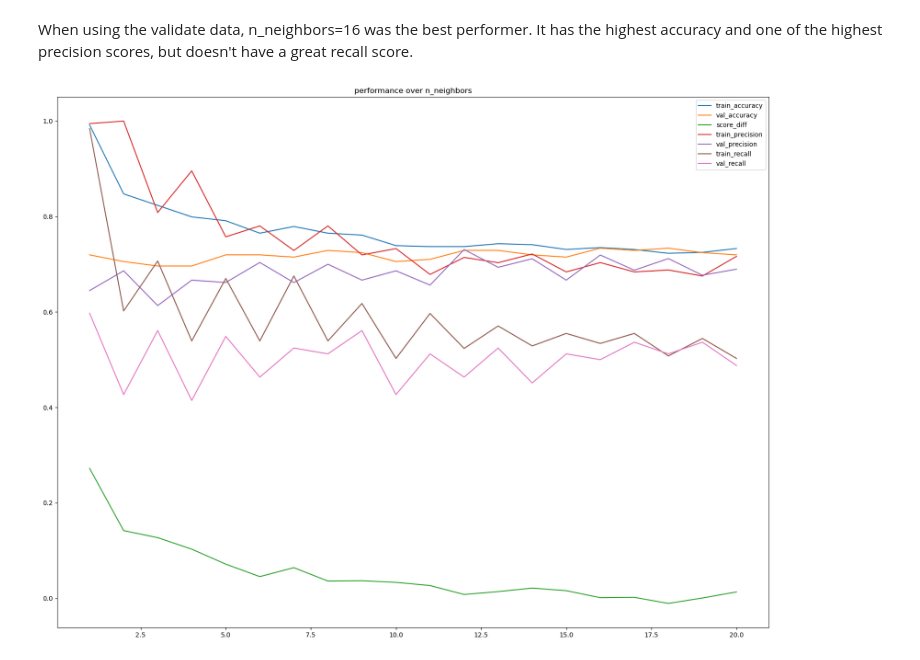
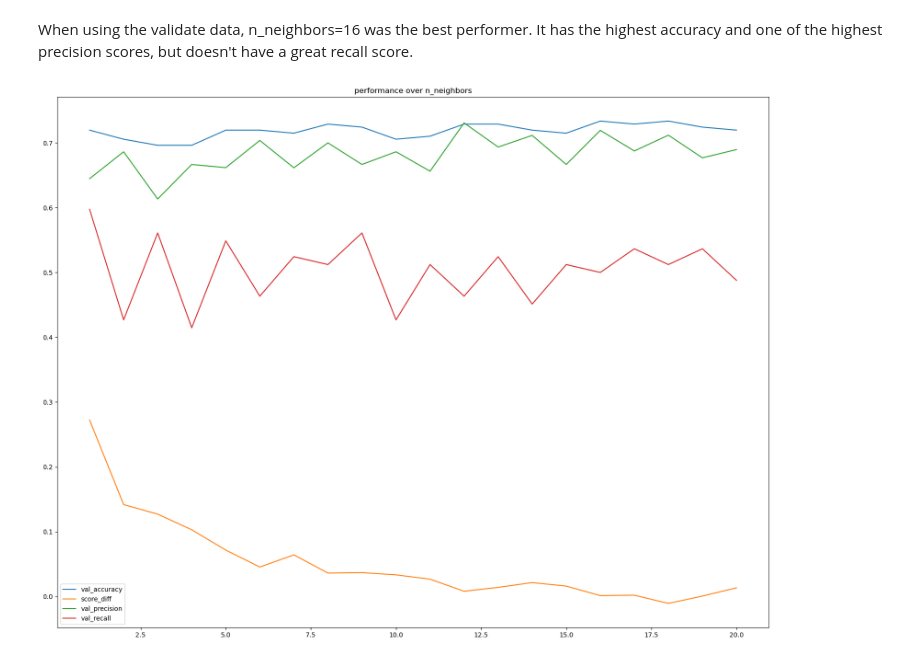
Before and after one commit to Adam-Harris87/classification-exercises, a Jupyter notebook: knn_model.ipynb, the cells around one changed output. Cells and saved outputs as stored; diff of their text form; code cells hidden in the pictures.

```diff
--- a/knn_model.ipynb
+++ b/knn_model.ipynb
@@ -176,0 +193,7 @@ Lets instead go from 1 to 20
+# %%
+# create the knn object
+knn_20 = KNeighborsClassifier(n_neighbors=20)
+# fit the knn object
+knn_20.fit(X_train, y_train)
+# predict using the knn object
+knn_20_pred = knn_20.predict(X_train)
@@ -241,8 +327,8 @@ Which model performs best on our out-of-sample data from validate?
 # %% [markdown]
 When using the validate data, n_neighbors=16 was the best performer. It has the highest accuracy and one of the highest precision scores, but doesn't have a great recall score.
 # %%
-accuracy_df.set_index(accuracy_df.index + 1).plot(
+accuracy_df[['val_accuracy', 'score_diff', 'val_precision', 'val_recall']].set_index(accuracy_df.index + 1).plot(
     title='performance over n_neighbors', figsize=(20,15))
 plt.show()
 # %% [output]
-[figure, old version]
+[figure, new version]
```
Also changed, not shown: parts of 11 cells of this notebook, 1 other file.
